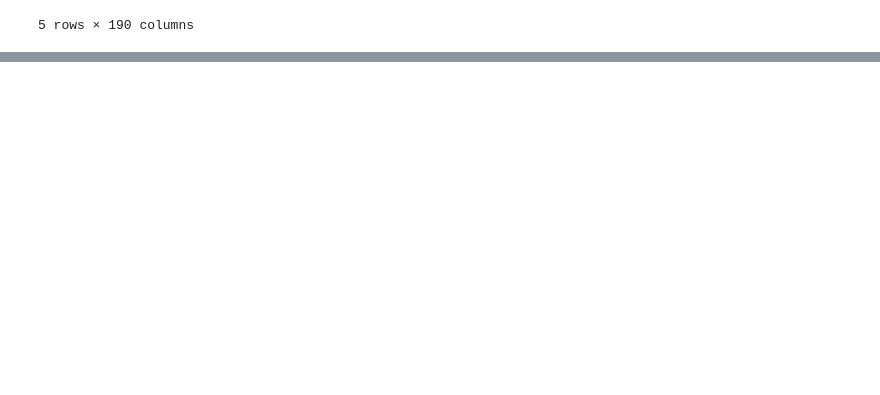
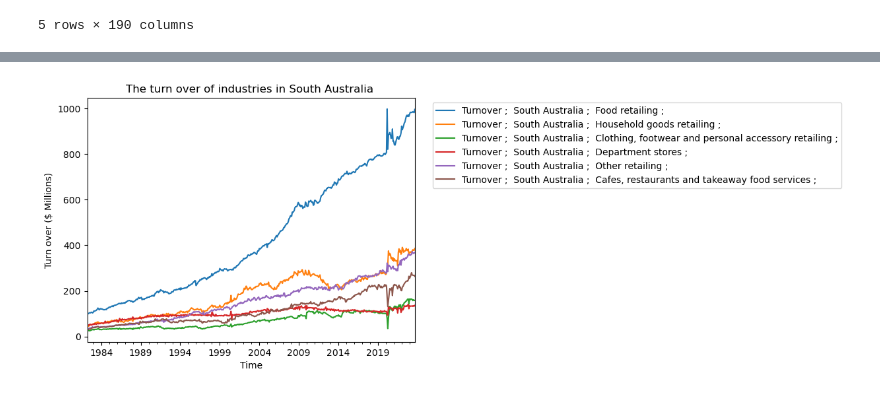
Before and after one commit to benhengyong/Group2, a Jupyter notebook: DataAnalysis.ipynb, the cells around one changed output, grey strips where cells are left out. Cells and saved outputs as stored; diff of their text form; code cells hidden in the pictures; blank space fills up the shorter version.

```diff
--- a/DataAnalysis.ipynb
+++ b/DataAnalysis.ipynb
@@ -46,0 +130,71 @@ data_by_state_and_industry.head()
+# %%
+###### Vy's question 4 #####
+# Extract data for each industry
+question_4_df = data_by_state_and_industry.loc[:,["Month",
+                                                  "Turnover ;  New South Wales ;  Food retailing ;",
+                                                   "Turnover ;  Victoria ;  Food retailing ;",
+                                                   "Turnover ;  Queensland ;  Food retailing ;",
+                                                   "Turnover ;  South Australia ;  Food retailing ;",
+                                                   "Turnover ;  Western Australia ;  Food retailing ;",
+                                                   "Turnover ;  Tasmania ;  Food retailing ;",
+                                                   "Turnover ;  Northern Territory ;  Food retailing ;",
+                                                   "Turnover ;  Australian Capital Territory ;  Food retailing ;",
+                                                   "Turnover ;  New South Wales ;  Household goods retailing ;",
+                                                   "Turnover ;  Victoria ;  Household goods retailing ;",
+                                                   "Turnover ;  Queensland ;  Household goods retailing ;",
+                                                   "Turnover ;  South Australia ;  Household goods retailing ;",
+                                                   "Turnover ;  Western Australia ;  Household goods retailing ;",
+                                                   "Turnover ;  Tasmania ;  Household goods retailing ;",
+                                                   "Turnover ;  Northern Territory ;  Household goods retailing ;",
+                                                   "Turnover ;  Australian Capital Territory ;  Household goods retailing ;",
+                                                   "Turnover ;  New South Wales ;  Clothing, footwear and personal accessory retailing ;",
+                                                   "Turnover ;  Victoria ;  Clothing, footwear and personal accessory retailing ;",
+                                                   "Turnover ;  Queensland ;  Clothing, footwear and personal accessory retailing ;",
+                                                   "Turnover ;  South Australia ;  Clothing, footwear and personal accessory retailing ;",
+                                                   "Turnover ;  Western Australia ;  Clothing, footwear and personal accessory retailing ;",
+                                                   "Turnover ;  Tasmania ;  Clothing, footwear and personal accessory retailing ;",
+                                                   "Turnover ;  Northern Territory ;  Clothing, footwear and personal accessory retailing ;",
+                                                   "Turnover ;  Australian Capital Territory ;  Clothing, footwear and personal accessory retailing ;",
+                                                   "Turnover ;  New South Wales ;  Department stores ;",
+                                                   "Turnover ;  Victoria ;  Department stores ;",
+                                                   "Turnover ;  Queensland ;  Department stores ;",
+                                                   "Turnover ;  South Australia ;  Department stores ;",
+                                                   "Turnover ;  Western Australia ;  Department stores ;",
+                                                   "Turnover ;  Tasmania ;  Department stores ;",
+                                                   "Turnover ;  Northern Territory ;  Department stores ;",
+                                                   "Turnover ;  Australian Capital Territory ;  Department stores ;",
+                                                   "Turnover ;  New South Wales ;  Other retailing ;",
+                                                   "Turnover ;  Victoria ;  Other retailing ;",
+                                                   "Turnover ;  Queensland ;  Other retailing ;",
+                                                   "Turnover ;  South Australia ;  Other retailing ;",
+                                                   "Turnover ;  Western Australia ;  Other retailing ;",
+                                                   "Turnover ;  Tasmania ;  Other retailing ;",
+                                                   "Turnover ;  Northern Territory ;  Other retailing ;",
+                                                   "Turnover ;  Australian Capital Territory ;  Other retailing ;",
+                                                   "Turnover ;  New South Wales ;  Cafes, restaurants and takeaway food services ;",
+                                                   "Turnover ;  Victoria ;  Cafes, restaurants and takeaway food services ;",
+                                                   "Turnover ;  Queensland ;  Cafes, restaurants and takeaway food services ;",
+                                                   "Turnover ;  South Australia ;  Cafes, restaurants and takeaway food services ;",
+                                                   "Turnover ;  Western Australia ;  Cafes, restaurants and takeaway food services ;",
+                                                   "Turnover ;  Tasmania ;  Cafes, restaurants and takeaway food services ;",
+                                                   "Turnover ;  Northern Territory ;  Cafes, restaurants and takeaway food services ;",
+                                                   "Turnover ;  Australian Capital Territory ;  Cafes, restaurants and takeaway food services ;"
+                                                   ]]
+
+# From data_by_state_and_industry, create new dataframe with only data from chosen state
+chosen_state = 'South Australia'
+
+chosen_state_df = question_4_df.filter(regex= f'Month|{chosen_state}')
+
+# Create a line chart showing the industry turnover by time for the chosen state
+chosen_state_df.plot(x = 'Month')
+
+plt.title(f"The turn over of industries in {chosen_state} ")
+plt.xlabel('Time')
+plt.ylabel('Turn over ($ Millions)')
+plt.legend()
+plt.legend(bbox_to_anchor=(1.04, 1), loc="upper left")
+
+plt.show()
+# %% [output]
+[figure, added]
```
Also changed, not shown: parts of 1 cell of this notebook, 1 other file.
